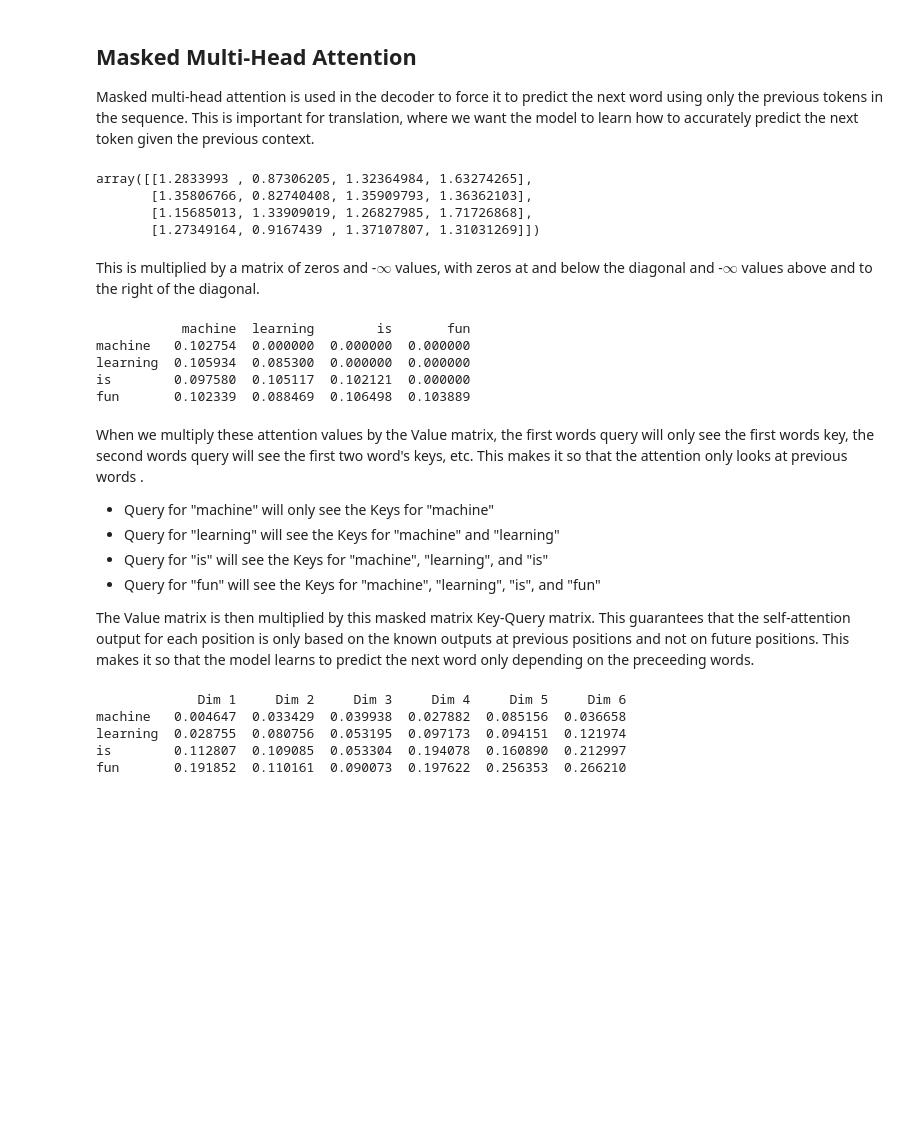
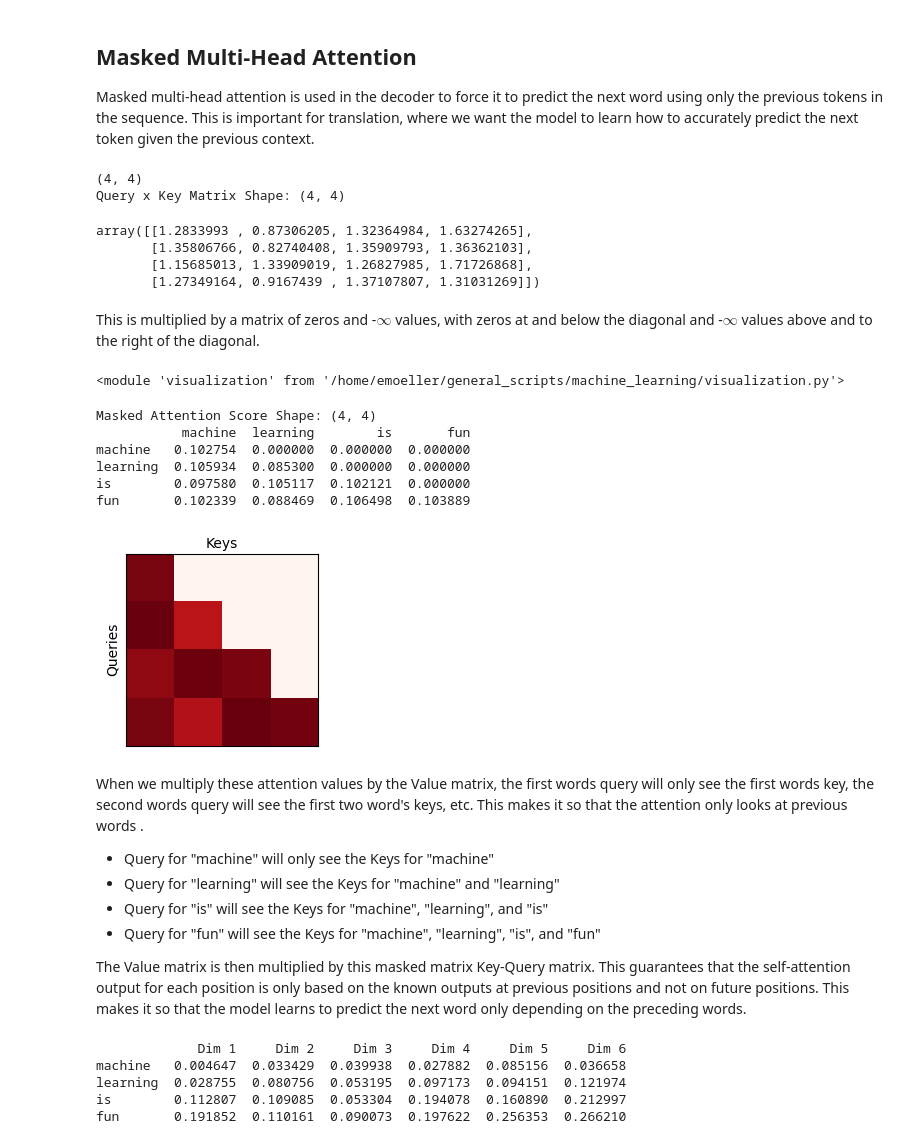
Before and after one commit to emoeller80281/Machine-Learning, a Jupyter notebook: attention.ipynb, the cells around one changed output. Saved outputs shown, nothing was run; the diff lists cells and outputs as text; code cells hidden in the pictures; blank space fills up the shorter version.

Commit message:
Working on learning graph attention transformers for my presentation

```diff
--- a/attention.ipynb
+++ b/attention.ipynb
@@ -301,25 +301,41 @@ Multihead Attention output shape: (4, 6)
 Masked multi-head attention is used in the decoder to force it to predict the next word using only the previous tokens in the sequence. This is important for translation, where we want the model to learn how to accurately predict the next token given the previous context.
 # %%
 matrix_dot_product = np.dot(query_vectors, key_vectors.T)                     # 1. Calculate Query / Key similarity matrix
+print(f"Query x Key Matrix Shape: {matrix_dot_product.shape}")
+
 matrix_dot_product
 # %% [output]
-array([[1.2833993 , 0.87306205, 1.32364984, 1.63274265],
-       [1.35806766, 0.82740408, 1.35909793, 1.36362103],
-       [1.15685013, 1.33909019, 1.26827985, 1.71726868],
-       [1.27349164, 0.9167439 , 1.37107807, 1.31031269]])
+(4, 4)
+Query x Key Matrix Shape: (4, 4)
+array([[1.2833993 , 0.87306205, 1.32364984, 1.63274265],
+       [1.35806766, 0.82740408, 1.35909793, 1.36362103],
+       [1.15685013, 1.33909019, 1.26827985, 1.71726868],
+       [1.27349164, 0.9167439 , 1.37107807, 1.31031269]])
 # %% [markdown]
 This is multiplied by a matrix of zeros and -$\infty$ values, with zeros at and below the diagonal and -$\infty$ values above and to the right of the diagonal.
+# %%
+import importlib
+
+importlib.reload(vis)
+# %% [output]
+<module 'visualization' from '/home/emoeller/general_scripts/machine_learning/visualization.py'>
 # %%
 mask = (1 - np.tril(np.ones(matrix_dot_product.shape))) * -1e9  # Specifies which values to mask
 masked_attention_scores = softmax((matrix_dot_product / np.sqrt(EMBEDDING_DIM)) + mask)    # Softmax of -1e9 values are 0
+print(f"Masked Attention Score Shape: {masked_attention_scores.shape}")
 masked_attention_scores_df = convert_query_key_dot_product_to_df(masked_attention_scores, word_to_idx)
 print(masked_attention_scores_df)
+
+# We can also represent the similarities between the queries and keys as a heatmap
+vis.show_heatmaps(masked_attention_scores.reshape((1, 1, 4, 4)), "Keys", "Queries")
 # %% [output]
+Masked Attention Score Shape: (4, 4)
            machine  learning        is       fun
 machine   0.102754  0.000000  0.000000  0.000000
 learning  0.105934  0.085300  0.000000  0.000000
 is        0.097580  0.105117  0.102121  0.000000
 fun       0.102339  0.088469  0.106498  0.103889
+[figure, added]
 # %% [markdown]
 When we multiply these attention values by the Value matrix, the first words query will only see the first words key, the second words query will see the first two word's keys, etc. This makes it so that the attention only looks at previous words .
 
@@ -328,7 +344,7 @@ When we multiply these attention values by the Value matrix, the first words que
 - Query for "is" will see the Keys for "machine", "learning", and "is"
 - Query for "fun" will see the Keys for "machine", "learning", "is", and "fun"
 
-The Value matrix is then multiplied by this masked matrix Key-Query matrix. This guarantees that the self-attention output for each position is only based on the known outputs at previous positions and not on future positions. This makes it so that the model learns to predict the next word only depending on the preceeding words.
+The Value matrix is then multiplied by this masked matrix Key-Query matrix. This guarantees that the self-attention output for each position is only based on the known outputs at previous positions and not on future positions. This makes it so that the model learns to predict the next word only depending on the preceding words.
 # %%
 masked_attention_output = np.matmul(masked_attention_scores, value_vectors)
 masked_attention_output_df = convert_embedding_to_df(masked_attention_output, word_to_idx)
```
Also changed, not shown: 19 other files.
